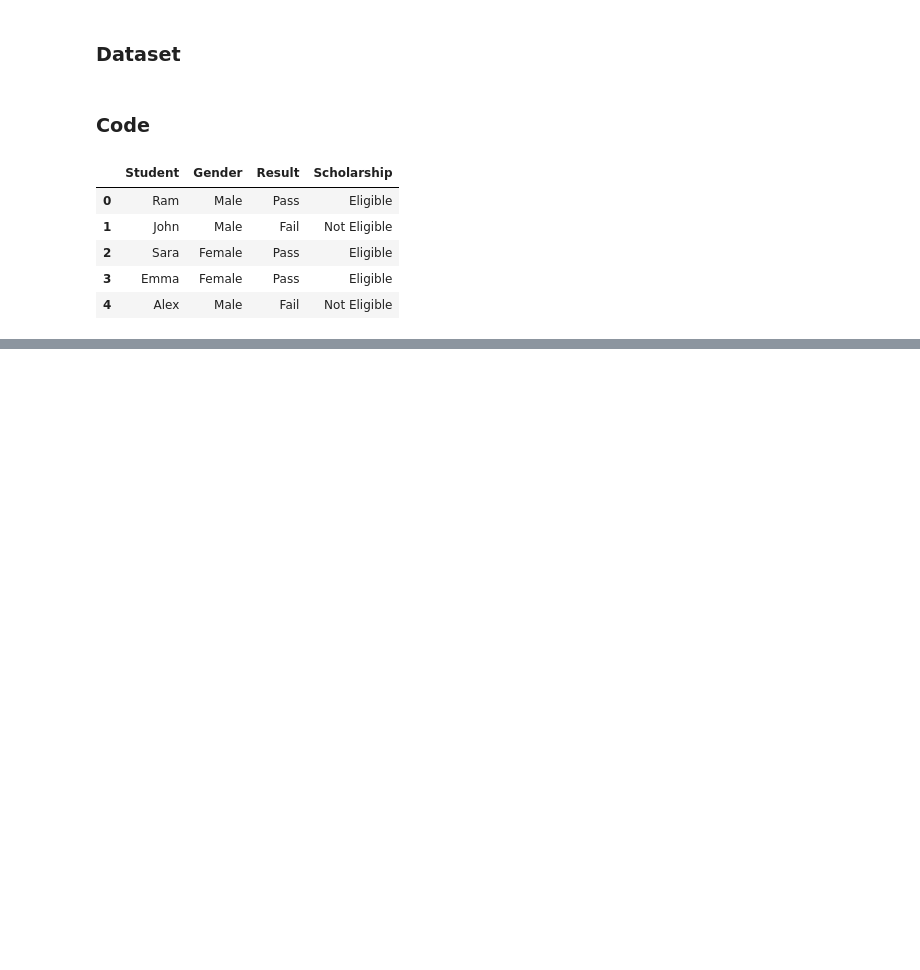
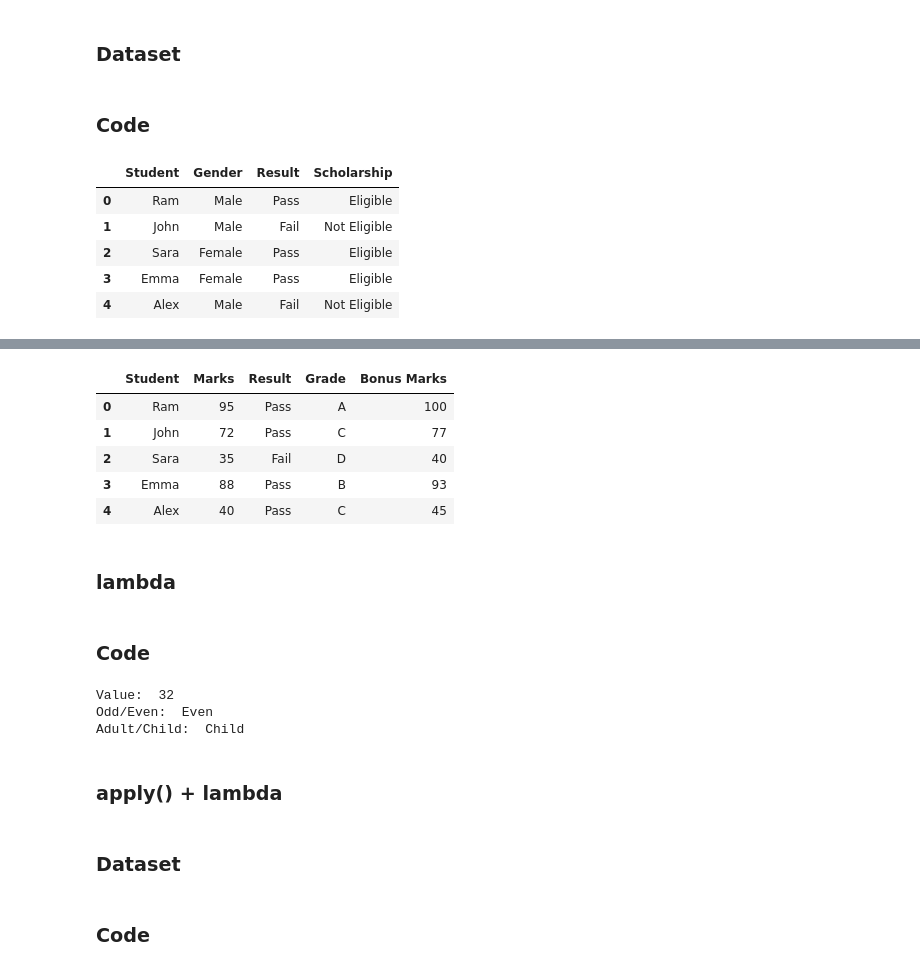
Before and after one commit to srinageswaran2006/Python-for-Data-Analysis, a Jupyter notebook: 03_Pandas/03_Pandas_Notes_and_Practice.ipynb, the cells around one changed output, grey strips where cells are left out. Saved outputs shown, nothing was run; the diff lists cells and outputs as text; code cells hidden in the pictures; blank space fills up the shorter version.

```diff
--- a/03_Pandas/03_Pandas_Notes_and_Practice.ipynb
+++ b/03_Pandas/03_Pandas_Notes_and_Practice.ipynb
@@ -1122,0 +1160,9 @@ student_df2
+# %%
+# apply()
+
+student_data = {
+    "Student":["Ram","John","Sara","Emma","Alex"],
+    "Marks":[95,72,35,88,40]
+}
+
+student_df = pd.DataFrame(student_data)
@@ -1122,0 +1171,9 @@ student_df2
+# %%
+def result(Marks):
+  if Marks >=40:
+    return "Pass"
+  else:
+    return "Fail"
+
+student_df["Result"]=student_df["Marks"].apply(result)
+student_df
@@ -1122,0 +1187,13 @@ student_df2
+# %%
+def grade(Marks):
+  if Marks>=90:
+    return "A"
+  elif Marks >=75 and Marks<90:
+    return "B"
+  elif Marks>=40 and Marks<75:
+    return "C"
+  else:
+    return "D"
+
+student_df["Grade"]=student_df["Marks"].apply(grade)
+student_df
@@ -1122,0 +1207,36 @@ student_df2
+# %%
+def b_mark(Marks):
+  if Marks>=95: #capped to 100
+    return 100
+  else:
+    return Marks+5
+
+student_df["Bonus Marks"]=student_df["Marks"].apply(b_mark)
+student_df
+# %% [output]
+|  | Student | Marks | Result | Grade | Bonus Marks |
+| 0 | Ram | 95 | Pass | A | 100 |
+| 1 | John | 72 | Pass | C | 77 |
+| 2 | Sara | 35 | Fail | D | 40 |
+| 3 | Emma | 88 | Pass | B | 93 |
+| 4 | Alex | 40 | Pass | C | 45 |
+# %% [markdown]
+### lambda
+# %% [markdown]
+### **Code**
+# %%
+x=16
+
+print("Value: ",(lambda x : x*2)(x))
+
+print("Odd/Even: ",(lambda x:"Even" if x%2==0 else "Odd")(x))
+
+print("Adult/Child: ",(lambda x: "Adult" if x>=18 else "Child")(x))
+# %% [output]
+Value:  32
+Odd/Even:  Even
+Adult/Child:  Child
+# %% [markdown]
+### apply() + lambda
+# %% [markdown]
+### **Dataset**
@@ -1122,0 +1251,2 @@ student_df2
+# %% [markdown]
+### **Code**
```
Also changed, not shown: parts of 42 cells of this notebook.
